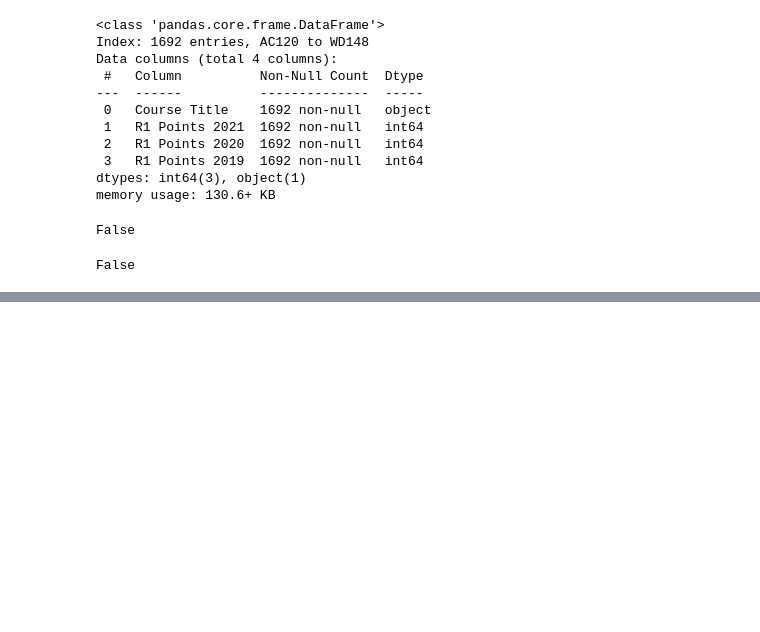
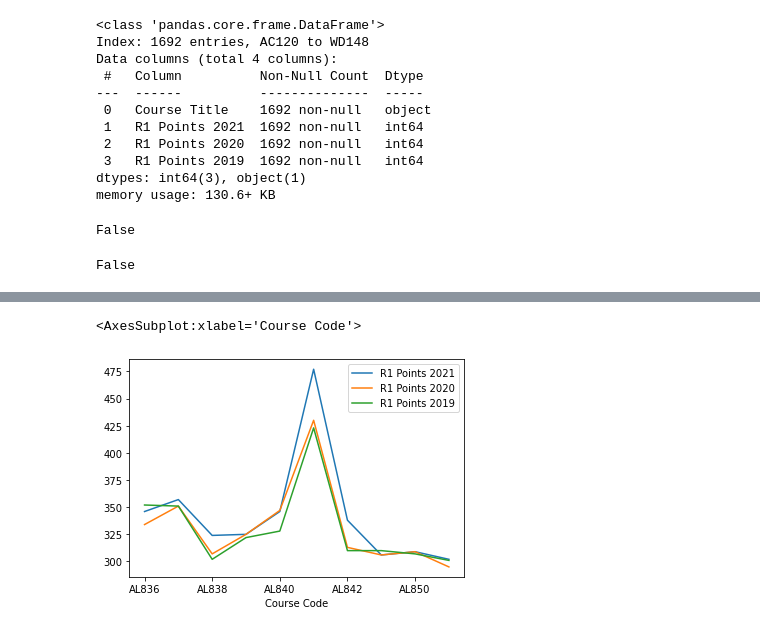
Before and after one commit to Cossie01/Fundamentals-of-Data-Analysis-Assessment, a Jupyter notebook: cao.ipynb, the cells around one changed output, grey strips where cells are left out. Saved outputs shown, nothing was run; the diff lists cells and outputs as text; code cells hidden in the pictures; blank space fills up the shorter version.

```diff
--- a/cao.ipynb
+++ b/cao.ipynb
@@ -985,6 +976,6 @@ allcourses['R1 Points 2020'].equals(allcourses['R1 Points 2019'])#Checking if an
 # %% [output]
 False
 # %%
-allcourses1 = allcourses.copy()
-
-allcourses['Diff'] = np.where(allcourses['R1 Points 2021'] == allcourses['R1 Points 2020'] , '1', '0') #checking if there is a difference between the two years
+allcourses['Diff 21-20'] = np.where(allcourses['R1 Points 2021'] == allcourses['R1 Points 2020'] , '1', '0') #checking if there is a difference between the two years
+# %%
+allcourses['Diff 20-19'] = np.where(allcourses['R1 Points 2020'] == allcourses['R1 Points 2019'] , '1', '0') #checking if there is a difference between the two years
@@ -990,0 +1001,5 @@ allcourses['Diff'] = np.where(allcourses['R1 Points 2021'] == allcourses['R1 Poi
+# %%
+allcourses[54:64].plot() #line chart of the small set above
+# %% [output]
+<AxesSubplot:xlabel='Course Code'>
+[figure, added]
```
Also changed, not shown: parts of 28 cells of this notebook, 19 other files.
